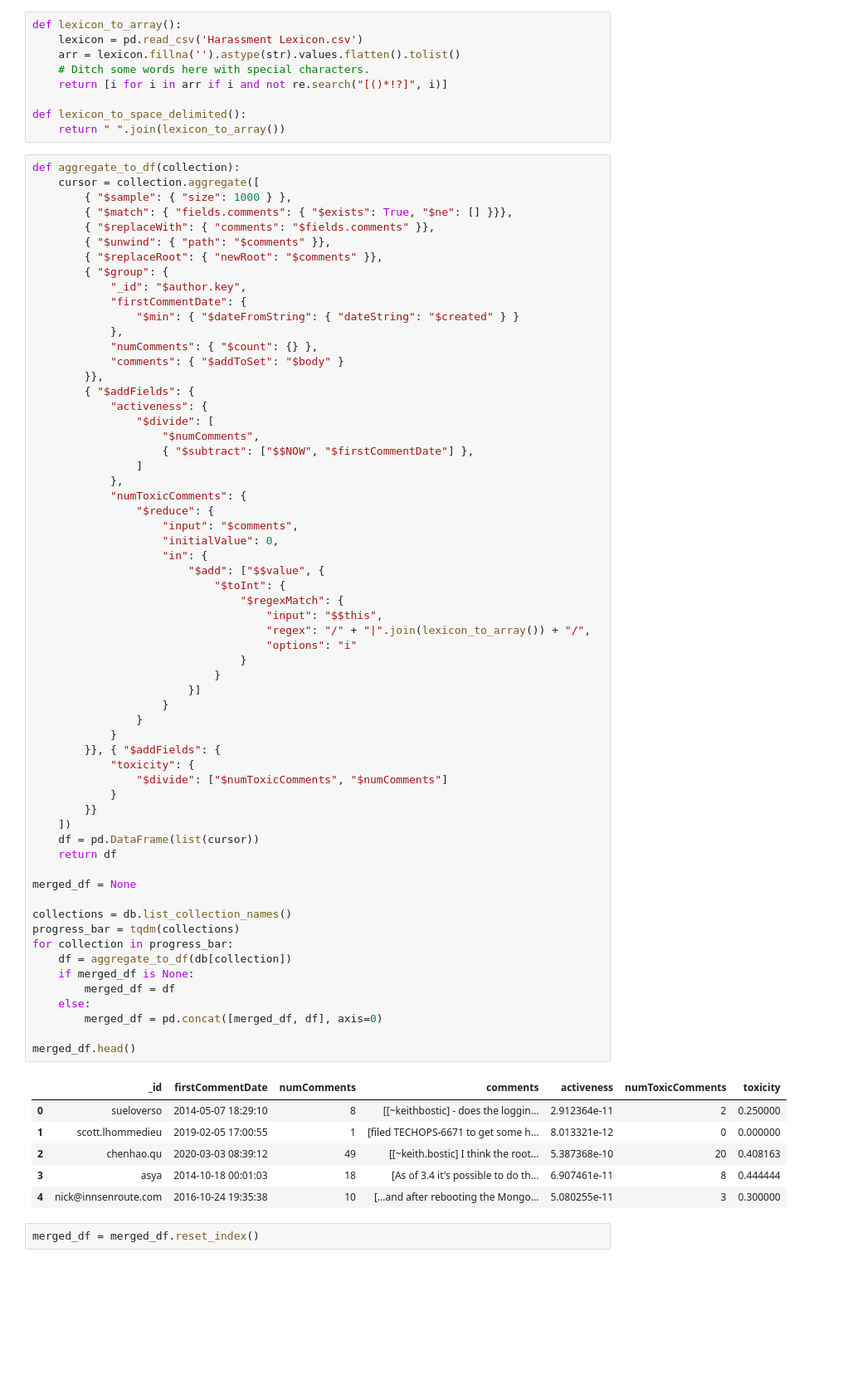
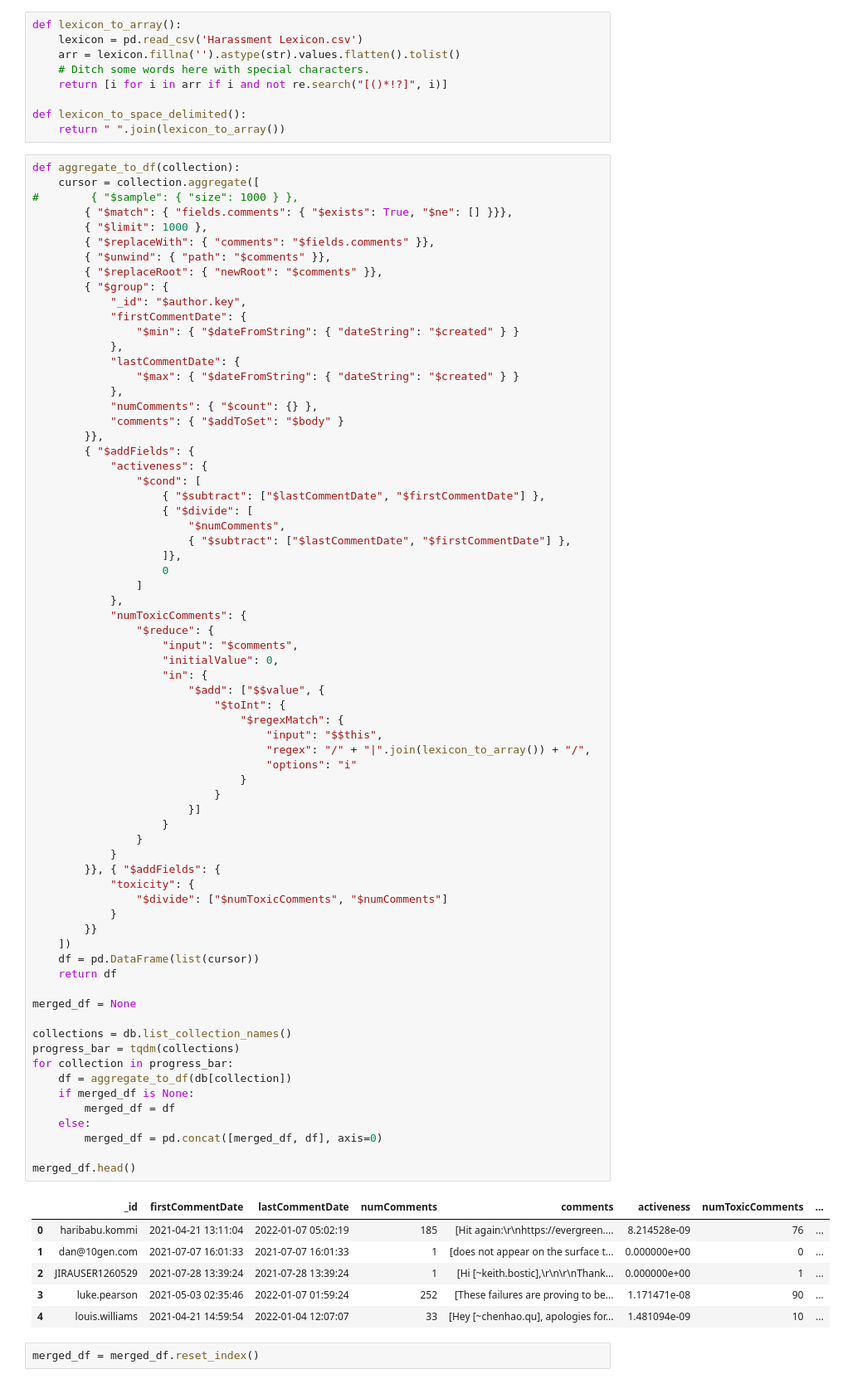
Before and after one commit to Pireax/2imp40, a Jupyter notebook: RQ1.ipynb, the cells around one changed output. Shown at 83% size. Saved outputs shown, nothing was run; the diff lists cells and outputs as text; blank space fills up the shorter version.

```diff
--- a/RQ1.ipynb
+++ b/RQ1.ipynb
@@ -30,8 +31,9 @@ def lexicon_to_space_delimited():
 # %%
 def aggregate_to_df(collection):
     cursor = collection.aggregate([
-        { "$sample": { "size": 1000 } },
+#        { "$sample": { "size": 1000 } },
         { "$match": { "fields.comments": { "$exists": True, "$ne": [] }}},
+        { "$limit": 1000 },
         { "$replaceWith": { "comments": "$fields.comments" }},
         { "$unwind": { "path": "$comments" }},
         { "$replaceRoot": { "newRoot": "$comments" }},
@@ -40,14 +42,21 @@ def aggregate_to_df(collection):
             "firstCommentDate": {
                 "$min": { "$dateFromString": { "dateString": "$created" } }
             },
+            "lastCommentDate": {
+                "$max": { "$dateFromString": { "dateString": "$created" } }
+            },
             "numComments": { "$count": {} },
             "comments": { "$addToSet": "$body" }
         }},
         { "$addFields": {
             "activeness": {
-                "$divide": [
-                    "$numComments",
-                    { "$subtract": ["$$NOW", "$firstCommentDate"] },
+                "$cond": [
+                    { "$subtract": ["$lastCommentDate", "$firstCommentDate"] },
+                    { "$divide": [
+                        "$numComments",
+                        { "$subtract": ["$lastCommentDate", "$firstCommentDate"] },
+                    ]},
+                    0
                 ]
             },
             "numToxicComments": {
@@ -62,38 +71,38 @@ def aggregate_to_df(collection):
                                     "regex": "/" + "|".join(lexicon_to_array()) + "/",
                                     "options": "i"
                                 }
                             }
                         }]
                     }
                 }
             }
         }}, { "$addFields": {
             "toxicity": {
                 "$divide": ["$numToxicComments", "$numComments"]
             }
         }}
     ])
     df = pd.DataFrame(list(cursor))
     return df
 
 merged_df = None
 
 collections = db.list_collection_names()
 progress_bar = tqdm(collections)
 for collection in progress_bar:
     df = aggregate_to_df(db[collection])
     if merged_df is None:
         merged_df = df
     else:
         merged_df = pd.concat([merged_df, df], axis=0)
 
 merged_df.head()
 # %% [output]
-|  | _id | firstCommentDate | numComments | comments | activeness | numToxicComments | toxicity |
-| 0 | sueloverso | 2014-05-07 18:29:10 | 8 | [[~keithbostic] - does the loggin... | 2.912364e-11 | 2 | 0.250000 |
-| 1 | scott.lhommedieu | 2019-02-05 17:00:55 | 1 | [filed TECHOPS-6671 to get some h... | 8.013321e-12 | 0 | 0.000000 |
-| 2 | chenhao.qu | 2020-03-03 08:39:12 | 49 | [[~keith.bostic] I think the root... | 5.387368e-10 | 20 | 0.408163 |
-| 3 | asya | 2014-10-18 00:01:03 | 18 | [As of 3.4 it's possible to do th... | 6.907461e-11 | 8 | 0.444444 |
-| 4 | nick@innsenroute.com | 2016-10-24 19:35:38 | 10 | [...and after rebooting the Mongo... | 5.080255e-11 | 3 | 0.300000 |
+|  | _id | firstCommentDate | lastCommentDate | numComments | comments | activeness | numToxicComments | ... |
+| 0 | haribabu.kommi | 2021-04-21 13:11:04 | 2022-01-07 05:02:19 | 185 | [Hit again:\r\nhttps://evergreen.... | 8.214528e-09 | 76 | ... |
+| 1 | dan@10gen.com | 2021-07-07 16:01:33 | 2021-07-07 16:01:33 | 1 | [does not appear on the surface t... | 0.000000e+00 | 0 | ... |
+| 2 | JIRAUSER1260529 | 2021-07-28 13:39:24 | 2021-07-28 13:39:24 | 1 | [Hi [~keith.bostic],\r\n\r\nThank... | 0.000000e+00 | 1 | ... |
+| 3 | luke.pearson | 2021-05-03 02:35:46 | 2022-01-07 01:59:24 | 252 | [These failures are proving to be... | 1.171471e-08 | 90 | ... |
+| 4 | louis.williams | 2021-04-21 14:59:54 | 2022-01-04 12:07:07 | 33 | [Hey [~chenhao.qu], apologies for... | 1.481094e-09 | 10 | ... |
 # %%
 merged_df = merged_df.reset_index()
```
Also changed, not shown: parts of 7 cells of this notebook.
